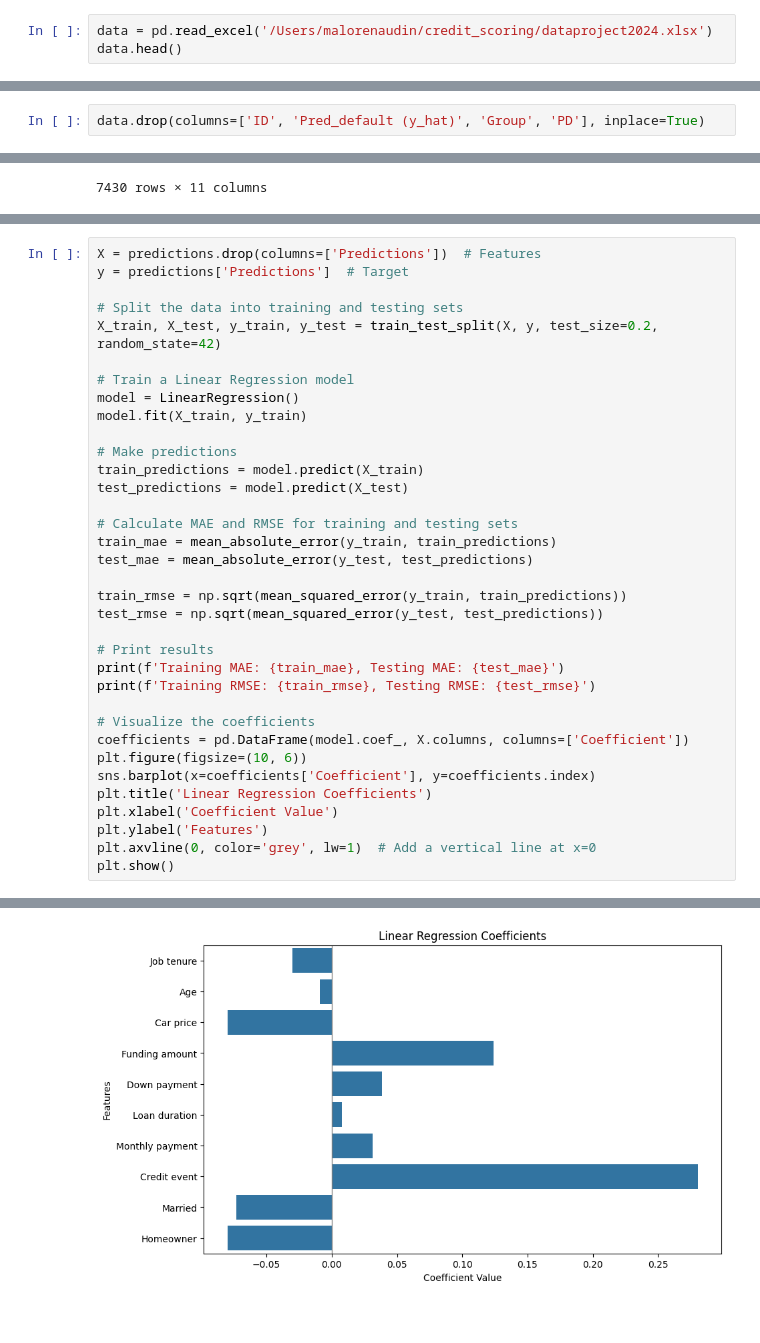
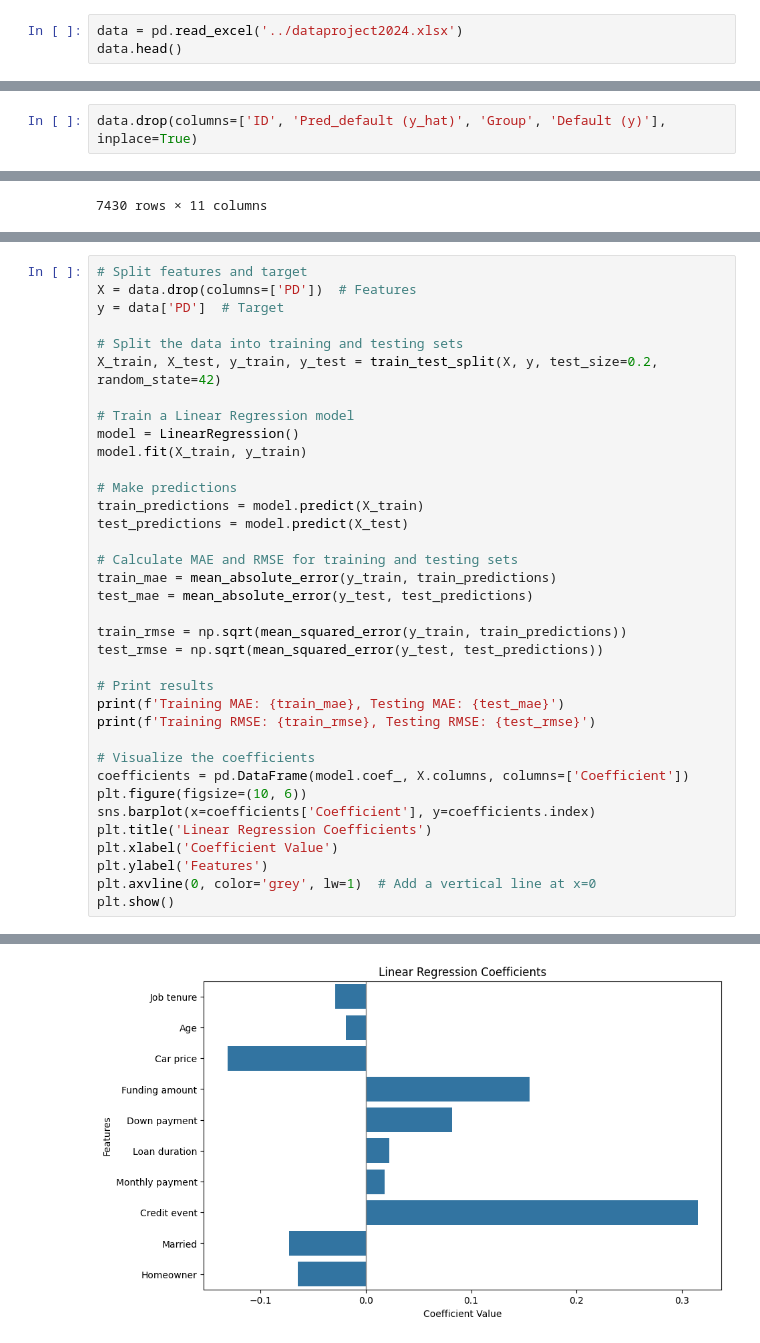
Before and after one commit to AdeStAff/credit_scoring, a Jupyter notebook: personal_notebooks/malo_test.ipynb, the cells around one changed output, grey strips where cells are left out. Cells and saved outputs as stored; diff of their text form.

```diff
--- a/blackboxmodel.ipynb
+++ b/personal_notebooks/malo_test.ipynb
@@ -15,5 +12,5 @@ import xgboost as xgb
 # %%
-data = pd.read_excel('/Users/malorenaudin/credit_scoring/dataproject2024.xlsx')
+data = pd.read_excel('../dataproject2024.xlsx')
 data.head()
 # %% [output]
 |  | ID | Job tenure | Age | Car price | Funding amount | Down payment | Loan duration | Monthly payment | ... |
@@ -23,7 +20,7 @@ data.head()
 | 3 | 4 | 16 | 37 | 22773 | 23568 | 0 | 48 | 0.110084 | ... |
 | 4 | 5 | 1 | 61 | 7700 | 8526 | 0 | 48 | 0.123404 | ... |
 # %%
-data.drop(columns=['ID', 'Pred_default (y_hat)', 'Group', 'PD'], inplace=True)
+data.drop(columns=['ID', 'Pred_default (y_hat)', 'Group', 'Default (y)'], inplace=True)
 # %%
 data
 # %% [output]
@@ -98,6 +93,7 @@ predictions
 # %%
-X = predictions.drop(columns=['Predictions'])  # Features
-y = predictions['Predictions']  # Target
+# Split features and target
+X = data.drop(columns=['PD'])  # Features
+y = data['PD']  # Target
 
 # Split the data into training and testing sets
 X_train, X_test, y_train, y_test = train_test_split(X, y, test_size=0.2, random_state=42)
@@ -136 +132 @@ Training RMSE: 0.2927111104210059, Testing RMSE: 0.2701466660165615
-[figure, old version]
+[figure, new version]
```
Also changed, not shown: parts of 17 cells of this notebook, 4 other files.
